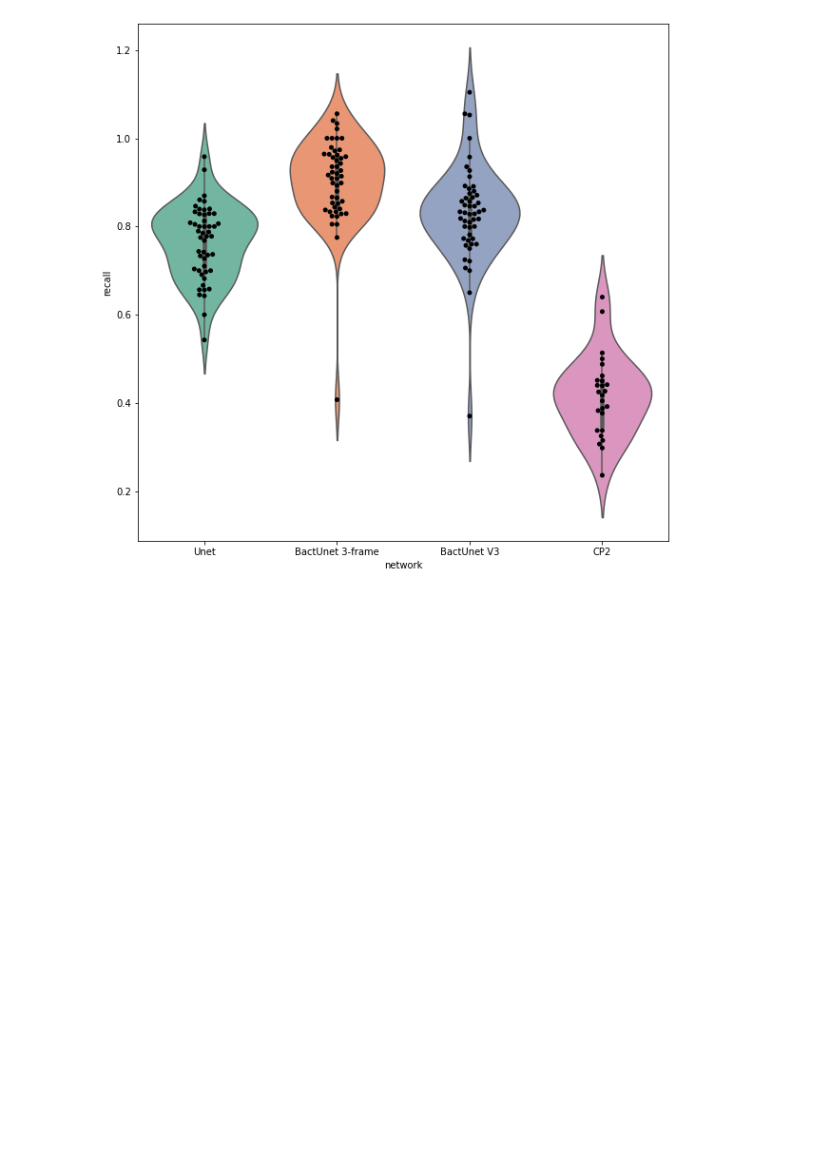
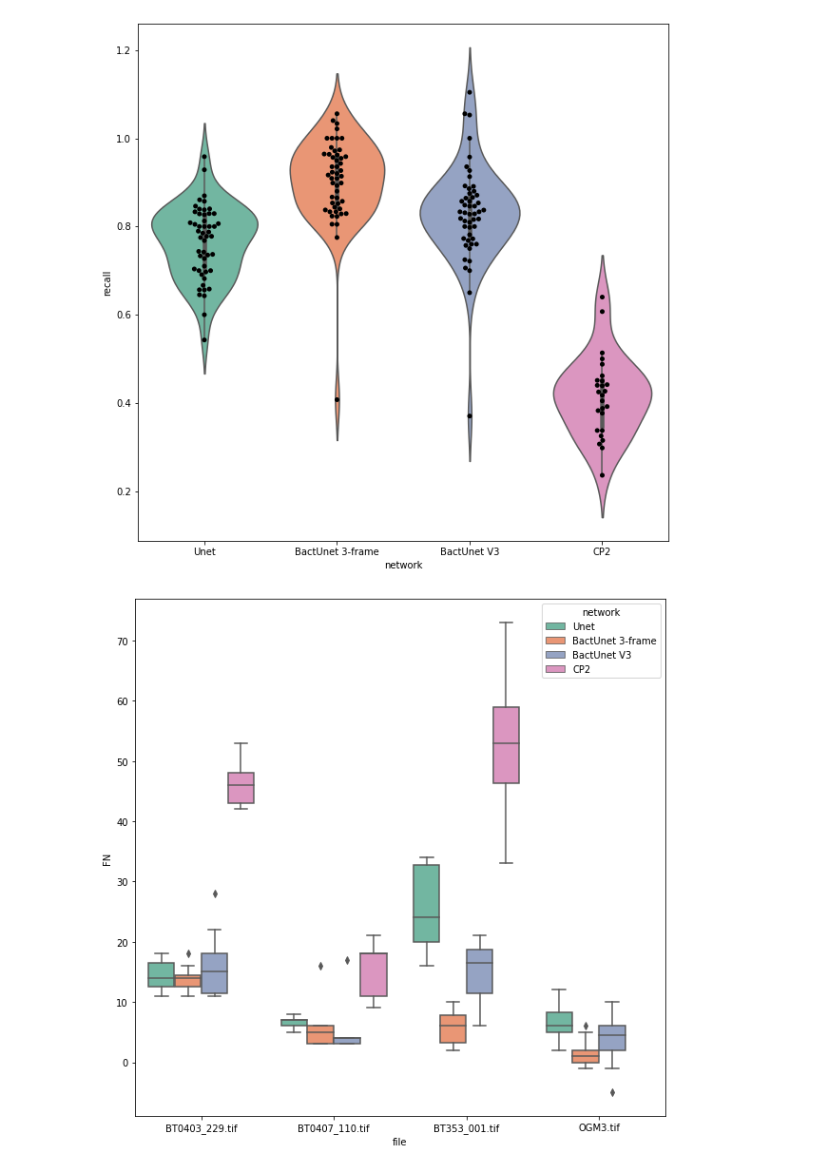
Before and after one commit to Oftatkofta/BactUnet, a Jupyter notebook: final comparrison of optimal conditions.ipynb, the cells around one changed output. Drawn from its saved outputs; the diff is of its cells as text; code cells hidden in the pictures; blank space fills up the shorter version.

```diff
--- a/final comparrison of optimal conditions.ipynb
+++ b/final comparrison of optimal conditions.ipynb
@@ -178,3 +195,12 @@ g3 = sns.swarmplot(data=alldata.loc[alldata['dataset']=='validation'],
                  x='network', y='recall', color='black')
 # %% [output]
 [figure]
+# %%
+plt.figure(figsize=(10,10))
+#sns.set_style('white')
+metric = 'FN'
+
+g3 = sns.boxplot(data=alldata.loc[(alldata['dataset']=='validation')],
+                 x='file', y=metric, hue='network', palette='Set2')
+# %% [output]
+[figure, added]
```
Also changed, not shown: parts of 3 cells of this notebook, 1 other file.
